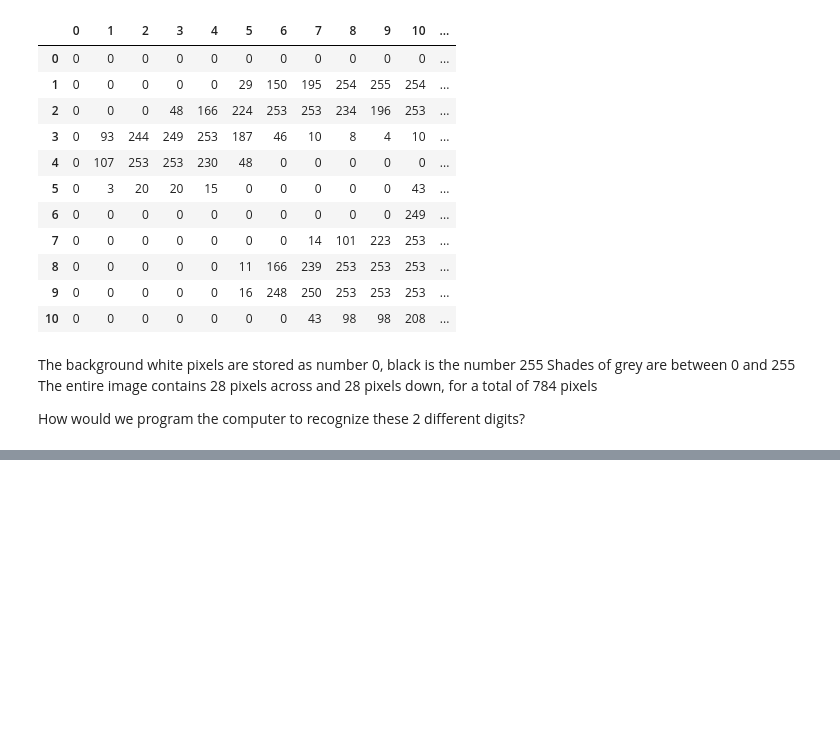
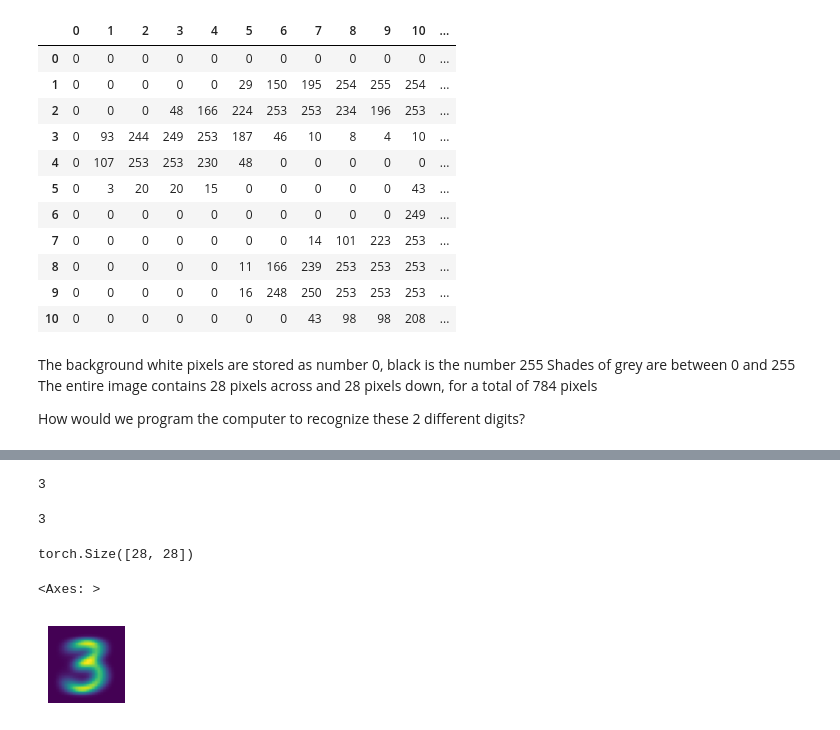
Before and after one commit to JeremyLoh/ml, a Jupyter notebook: fastai/book/chapter4/chapter4.ipynb, the cells around one changed output, grey strips where cells are left out. Cells and saved outputs as stored; diff of their text form; code cells hidden in the pictures; blank space fills up the shorter version.

```diff
--- a/fastai/book/chapter4/chapter4.ipynb
+++ b/fastai/book/chapter4/chapter4.ipynb
@@ -139,0 +181,5 @@ Then to classify an image, we will see which of the two digits they are more sim
+# %%
+stacked_threes = torch.stack(three_tensors).float()
+stacked_sevens = torch.stack(seven_tensors).float()
+
+stacked_threes.shape
@@ -139,0 +200,30 @@ Then to classify an image, we will see which of the two digits they are more sim
+# %%
+len(stacked_threes.shape)
+
+# RANK is the number of axes or dimensions in a tensor
+# SHAPE is the size of each axis of a tensor
+# %% [output]
+3
+# %%
+# Get tensor rank directly using ndim
+stacked_threes.ndim # 3
+# %% [output]
+3
+# %%
+# we can calculate what the ideal 3 looks like
+# calculate the mean of all the image tensors by taking mean along dimension 0 our stacked, rank 3 tensor
+# this is the dimension that indexes over all the images
+
+# For each pixel position, this will compute the average of that pixel over all images
+# the result will be one value for each pixel position, or a single image
+
+# mean over the first dimension
+# tensor shape -> torch.Size([6131, 28, 28])
+mean_three = torch.mean(stacked_threes, 0) # or stacked_threes.mean(0)
+
+print(mean_three.shape) # will be torch.Size([28, 28])
+show_image(mean_three) # show the ideal number 3
+# %% [output]
+torch.Size([28, 28])
+<Axes: >
+[figure, added]
```
Also changed, not shown: parts of 9 cells of this notebook.
